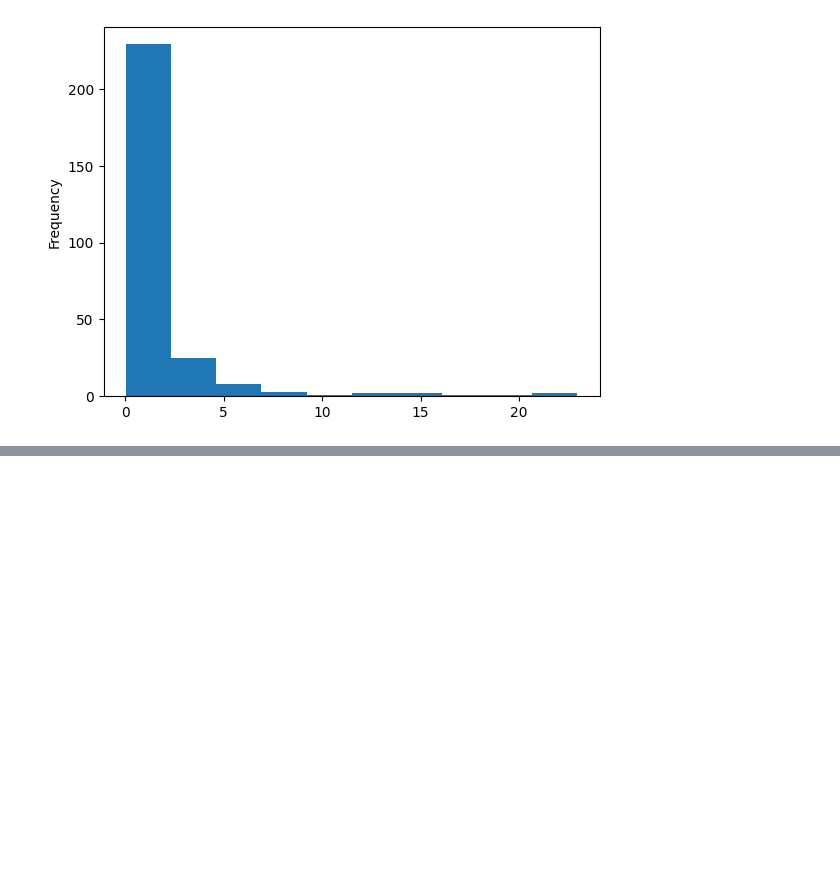
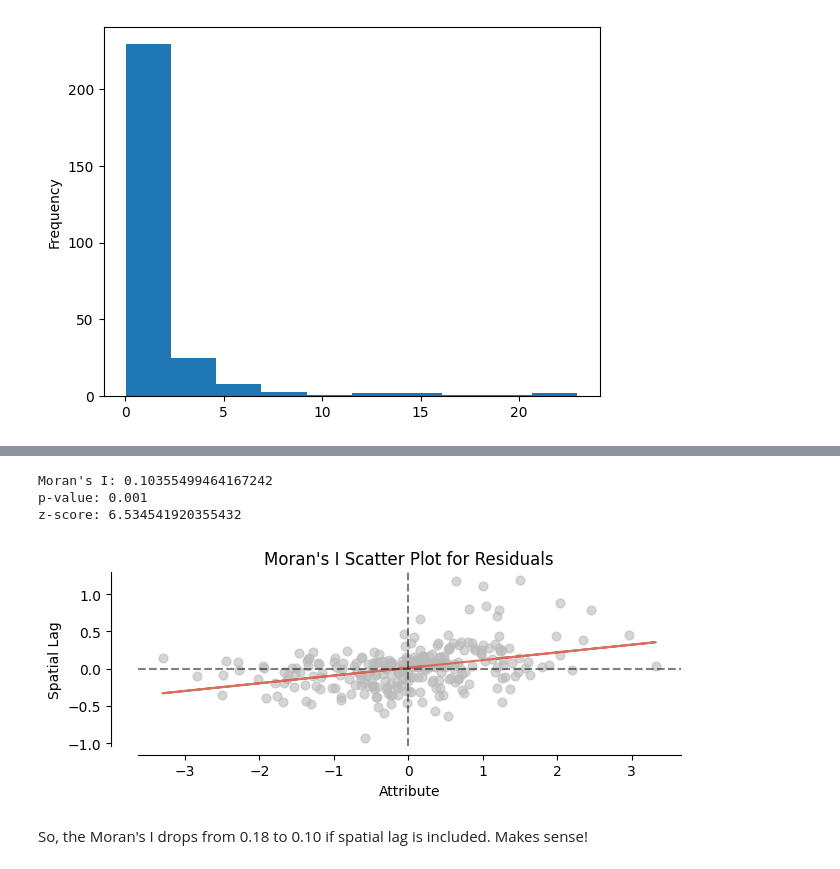
Before and after one commit to ekcomputer/land-cover, a Jupyter notebook: notebooks/regression.ipynb, the cells around one changed output, grey strips where cells are left out. Cells and saved outputs as stored; diff of their text form; code cells hidden in the pictures; blank space fills up the shorter version.

```diff
--- a/notebooks/regression.ipynb
+++ b/notebooks/regression.ipynb
@@ -257,0 +330,11 @@ z-score: 10.776949864305877
+# %%
+gdf["Residuals"] = m2.u.reshape(m2.u.shape[0])
+# %%
+analyze_moran(gdf, w, "Residuals")
+# %% [output]
+Moran's I: 0.10355499464167242
+p-value: 0.001
+z-score: 6.534541920355432
+[figure, added]
+# %% [markdown]
+So, the Moran's I drops from 0.18 to 0.10 if spatial lag is included. Makes sense!
```
Also changed, not shown: parts of 18 cells of this notebook.
